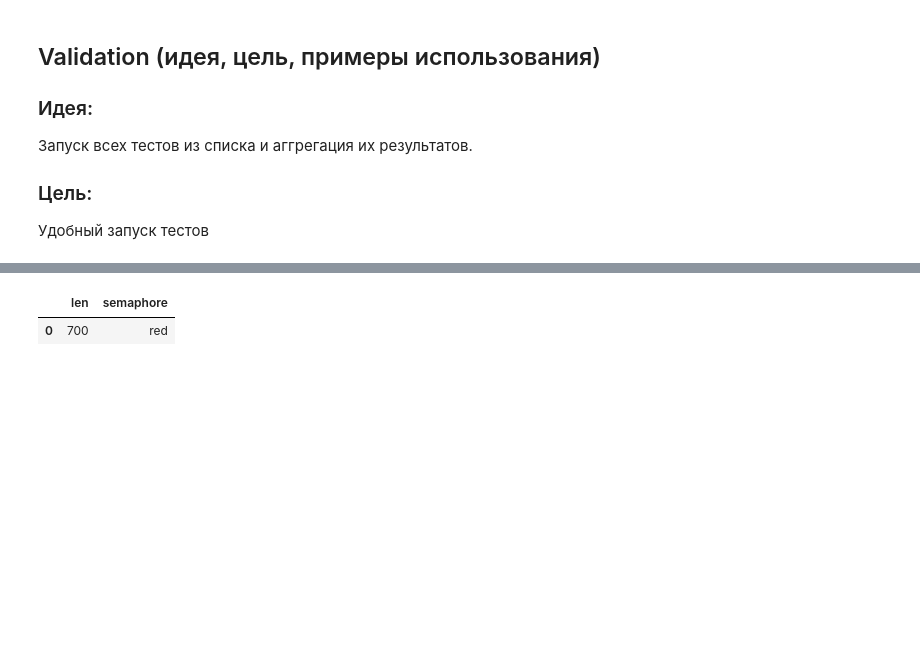
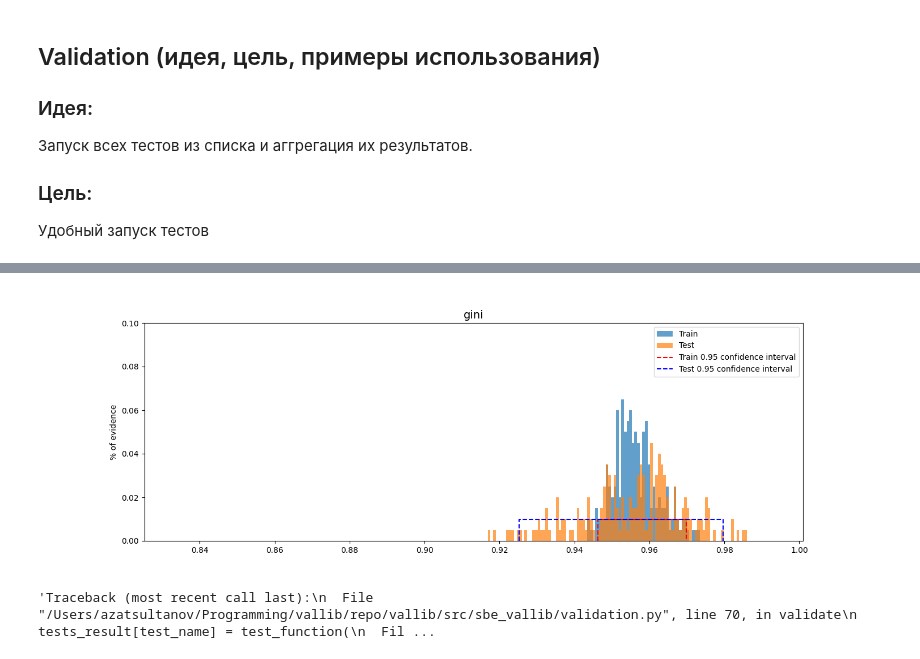
Before and after one commit to SultanovAR/show_vallib, a Jupyter notebook: presentation/presentation.ipynb, the cells around one changed output, grey strips where cells are left out. Cells and saved outputs as stored; diff of their text form; code cells hidden in the pictures; blank space fills up the shorter version.

```diff
--- a/presentation/presentation.ipynb
+++ b/presentation/presentation.ipynb
@@ -151,7 +173,8 @@ scorer.calc_metrics(sampler.oos['y_true'], model.predict_proba(sampler.oos['X'])
 # %%
 # напишем какой-то тупой тест
+# По длине train выставляет светофор
 
-def custom_test(model, scorer, sampler, threshold = 1, **kwargs):
+def custom_test(model, scorer, sampler, threshold = 1, precomputed=None, **kwargs):
     semaphore = 'green'
     if len(sampler.train['X']) < threshold:
         semaphore = 'red'
@@ -239,5 +312,8 @@ list(res.keys())
 # %%
-res['custom_1']['result_dataframes'][0]
+res['test_ci']['result_plots'][0]
 # %% [output]
-|  | len | semaphore |
-| 0 | 700 | red |
+[figure, added]
+# %%
+res['test_key_metric_stability']['semaphore']
+# %% [output]
+'Traceback (most recent call last):\n  File "/Users/azatsultanov/Programming/vallib/repo/vallib/src/sbe_vallib/validation.py", line 70, in validate\n    tests_result[test_name] = test_function(\n  Fil ...
```
Also changed, not shown: parts of 21 cells of this notebook, 5 other files.
